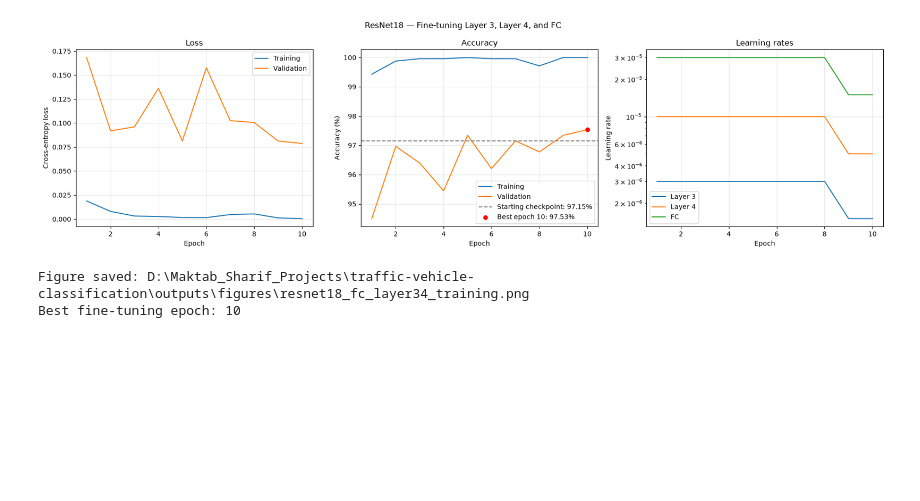
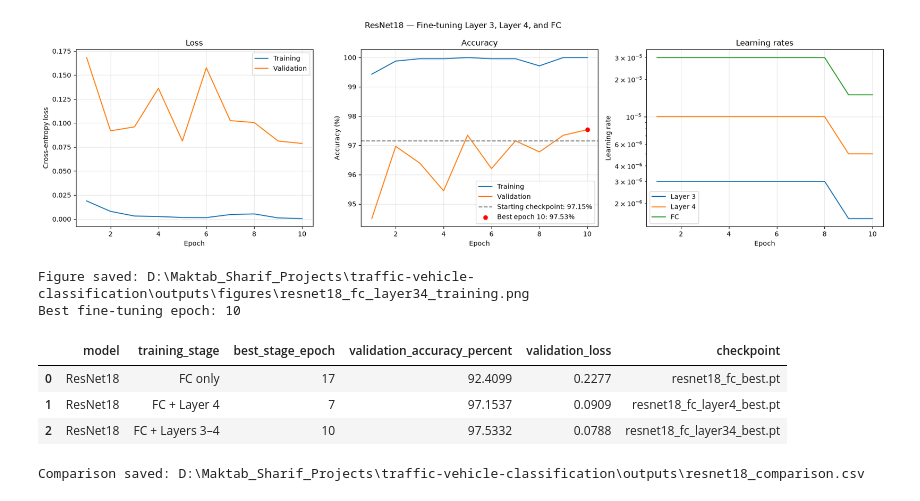
Before and after one commit to Amirsepehr1996/vehicle_classification, a Jupyter notebook: src/model_training.ipynb, the cells around one changed output. Drawn from its saved outputs; the diff is of its cells as text; code cells hidden in the pictures; blank space fills up the shorter version.

```diff
--- a/src/model_training.ipynb
+++ b/src/model_training.ipynb
@@ -1069,3 +1069,41 @@ print("Best fine-tuning epoch:", int(best["epoch"]))
 [figure]
 Figure saved: D:\Maktab_Sharif_Projects\traffic-vehicle-classification\outputs\figures\resnet18_fc_layer34_training.png
 Best fine-tuning epoch: 10
+# %%
+stages = [
+    ("FC only", "resnet18_fc_best.pt"),
+    ("FC + Layer 4", "resnet18_fc_layer4_best.pt"),
+    ("FC + Layers 3–4", "resnet18_fc_layer34_best.pt"),
+]
+
+rows = []
+
+for stage, filename in stages:
+    saved = torch.load(
+        CHECKPOINT_DIR / filename,
+        map_location="cpu",
+        weights_only=True
+    )
+
+    rows.append({
+        "model": "ResNet18",
+        "training_stage": stage,
+        "best_stage_epoch": saved["epoch"],
+        "validation_accuracy_percent": saved["val_accuracy"] * 100,
+        "validation_loss": saved["val_loss"],
+        "checkpoint": filename,
+    })
+
+comparison = pd.DataFrame(rows)
+display(comparison.round(4))
+
+comparison_path = PROJECT_ROOT / "outputs" / "resnet18_comparison.csv"
+comparison.to_csv(comparison_path, index=False)
+
+print("Comparison saved:", comparison_path)
+# %% [output]
+|  | model | training_stage | best_stage_epoch | validation_accuracy_percent | validation_loss | checkpoint |
+| 0 | ResNet18 | FC only | 17 | 92.4099 | 0.2277 | resnet18_fc_best.pt |
+| 1 | ResNet18 | FC + Layer 4 | 7 | 97.1537 | 0.0909 | resnet18_fc_layer4_best.pt |
+| 2 | ResNet18 | FC + Layers 3–4 | 10 | 97.5332 | 0.0788 | resnet18_fc_layer34_best.pt |
+Comparison saved: D:\Maktab_Sharif_Projects\traffic-vehicle-classification\outputs\resnet18_comparison.csv
```
Also changed, not shown: parts of 8 cells of this notebook.
